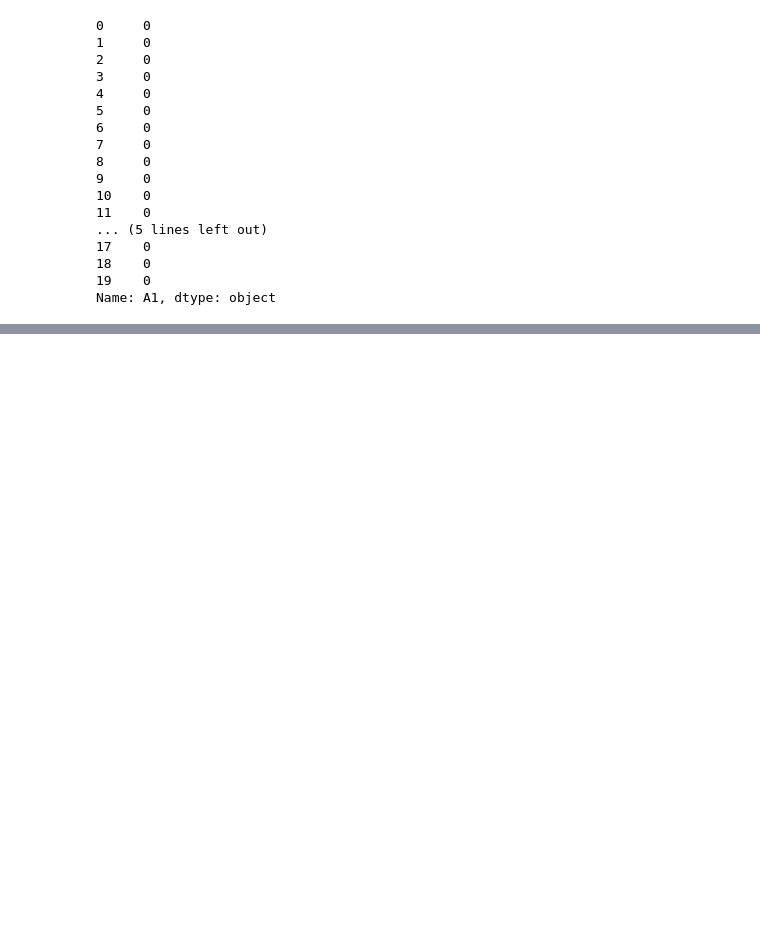
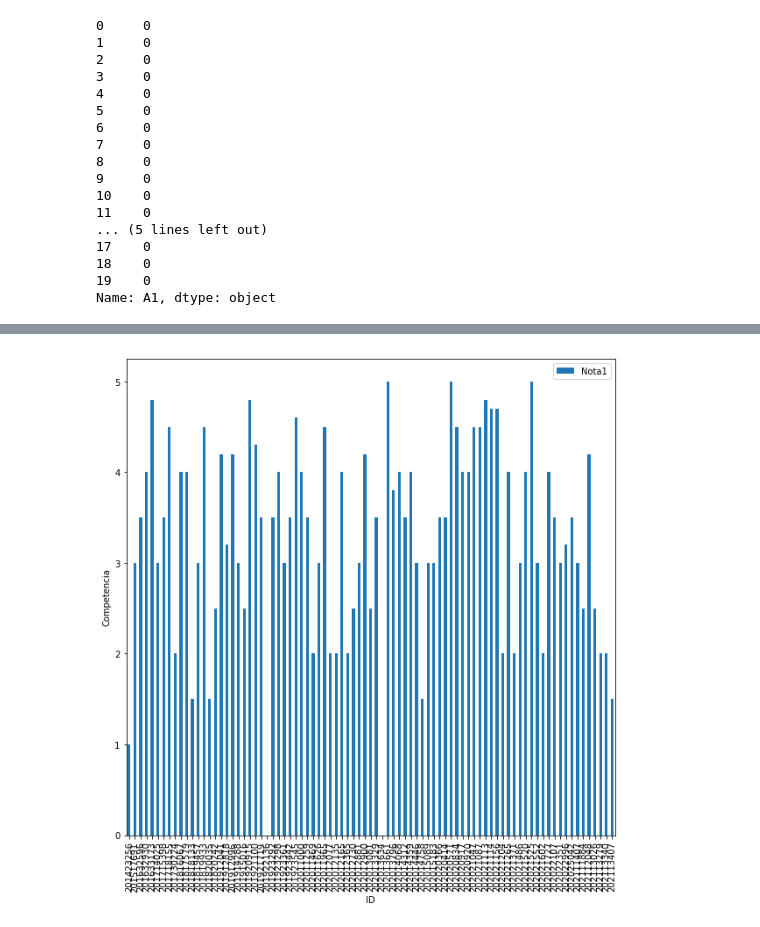
Before and after one commit to asegura4488/RutaControl2021, a Jupyter notebook: Analysis_Fisica1.ipynb, the cells around one changed output, grey strips where cells are left out. Saved outputs shown, nothing was run; the diff lists cells and outputs as text; code cells hidden in the pictures; blank space fills up the shorter version.

```diff
--- a/Analysis_Fisica1.ipynb
+++ b/Analysis_Fisica1.ipynb
@@ -178,10 +185,12 @@ plt.savefig('Figures/A1.pdf',dpi=100,bbox_inches='tight')
 # %%
 # plotting using group by
 
-fig = plt.figure()
+fig = plt.figure(figsize=(10,10))
 
-DFrameArray[0].groupby('Nota1')['A1'].sum().plot(kind='bar',legend='Reverse')
+dft.groupby('ID')['Nota1'].sum().plot(kind='bar',legend='Reverse')
+#DFrameArray[1].groupby('Nota1')['A1'].sum().plot(kind='bar',legend='Reverse')
+
 plt.xlabel('ID')
-plt.ylabel('Competencia A1')
+plt.ylabel('Competencia')
 plt.savefig('Figures/A1Bars.pdf',dpi=100,bbox_inches='tight')
 # %% [output]
@@ -190,3 +197,4 @@ plt.savefig('Figures/A1Bars.pdf',dpi=100,bbox_inches='tight')
+[figure, added]
 # %%
 fig = plt.figure()
 
```
Also changed, not shown: parts of 5 cells of this notebook, 3 other files.
